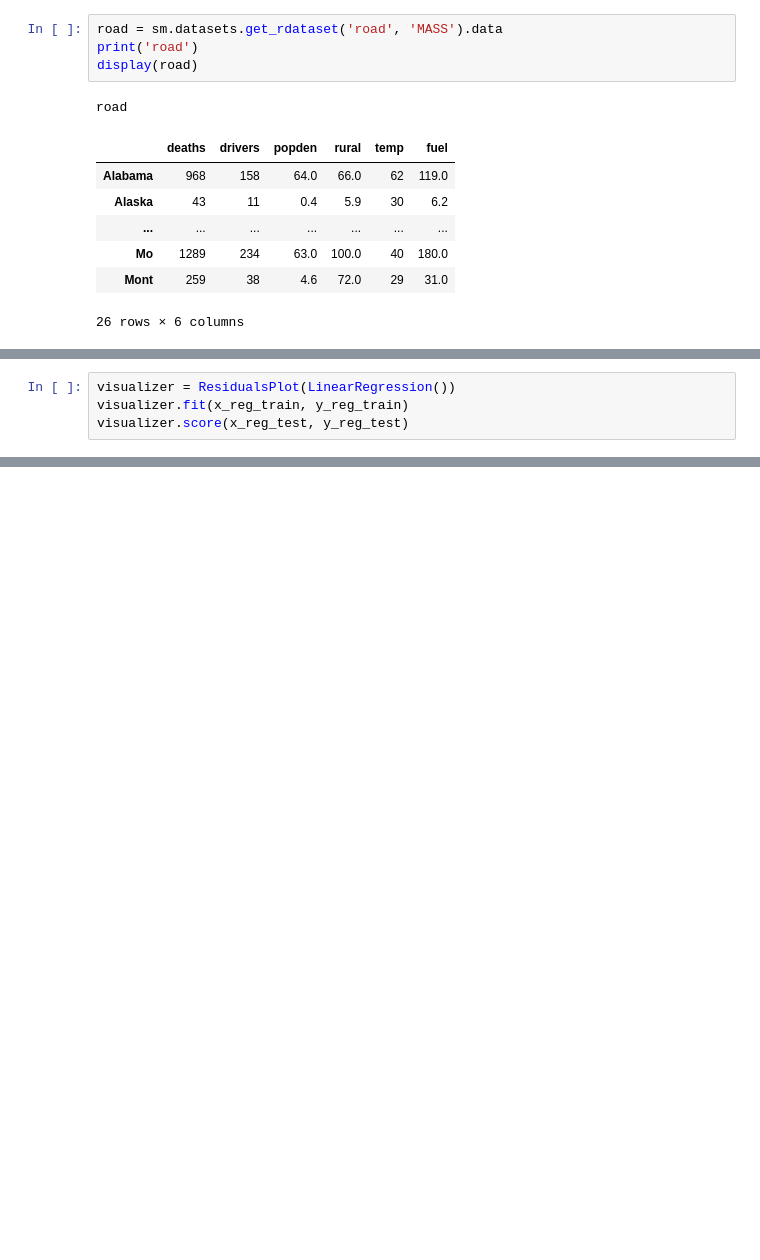
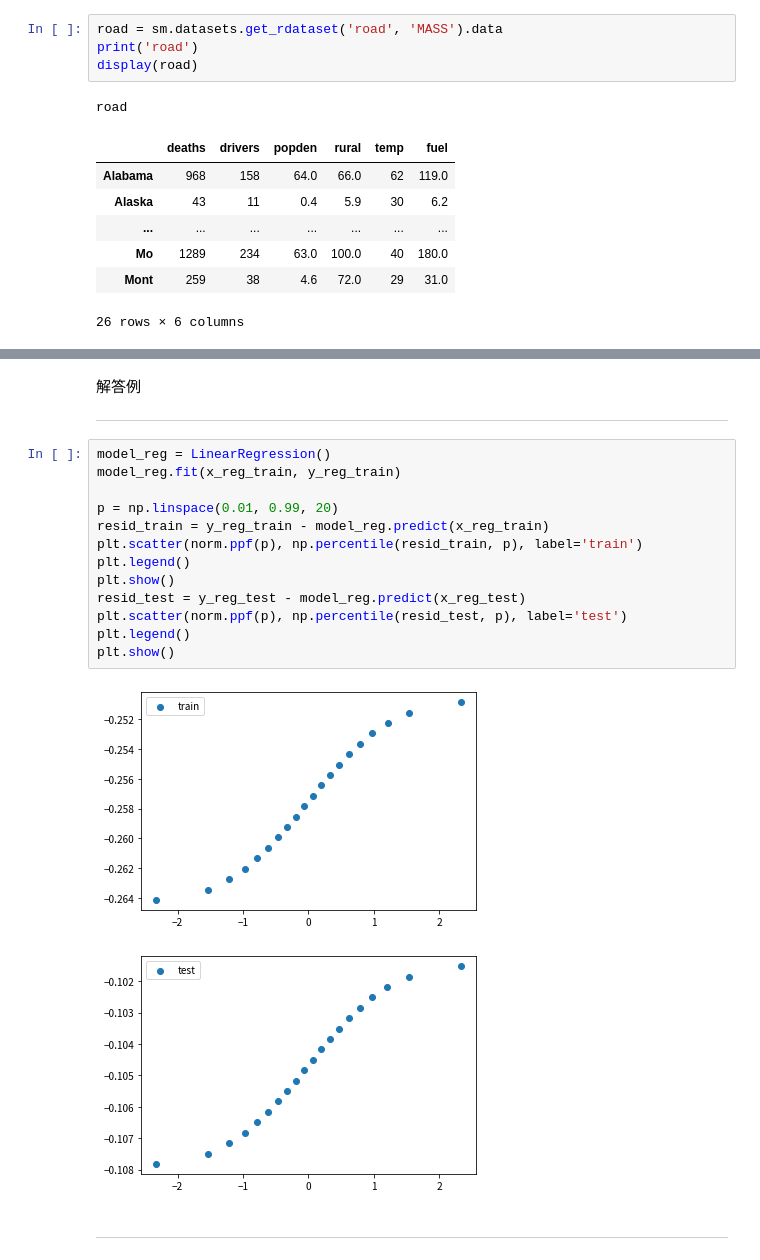
Before and after one commit to ScenesK/data-science-lecture, a Jupyter notebook: workspace/intermediate/metrics.ipynb, the cells around one changed output, grey strips where cells are left out. Drawn from its saved outputs; the diff is of its cells as text; blank space fills up the shorter version.

```diff
--- a/workspace/intermediate/metrics.ipynb
+++ b/workspace/intermediate/metrics.ipynb
@@ -369,4 +532,0 @@ ResidualsPlot??
-# %%
-visualizer = ResidualsPlot(LinearRegression())
-visualizer.fit(x_reg_train, y_reg_train)
-visualizer.score(x_reg_test, y_reg_test)
@@ -375,0 +554,22 @@ visualizer.score(x_reg_test, y_reg_test)
+# %% [markdown]
+解答例
+
+---
+# %%
+model_reg = LinearRegression()
+model_reg.fit(x_reg_train, y_reg_train)
+
+p = np.linspace(0.01, 0.99, 20)
+resid_train = y_reg_train - model_reg.predict(x_reg_train)
+plt.scatter(norm.ppf(p), np.percentile(resid_train, p), label='train')
+plt.legend()
+plt.show()
+resid_test = y_reg_test - model_reg.predict(x_reg_test)
+plt.scatter(norm.ppf(p), np.percentile(resid_test, p), label='test')
+plt.legend()
+plt.show()
+# %% [output]
+[figure, added]
+[figure, added]
+# %% [markdown]
+---
```
Also changed, not shown: parts of 62 cells of this notebook, 3 other files.
